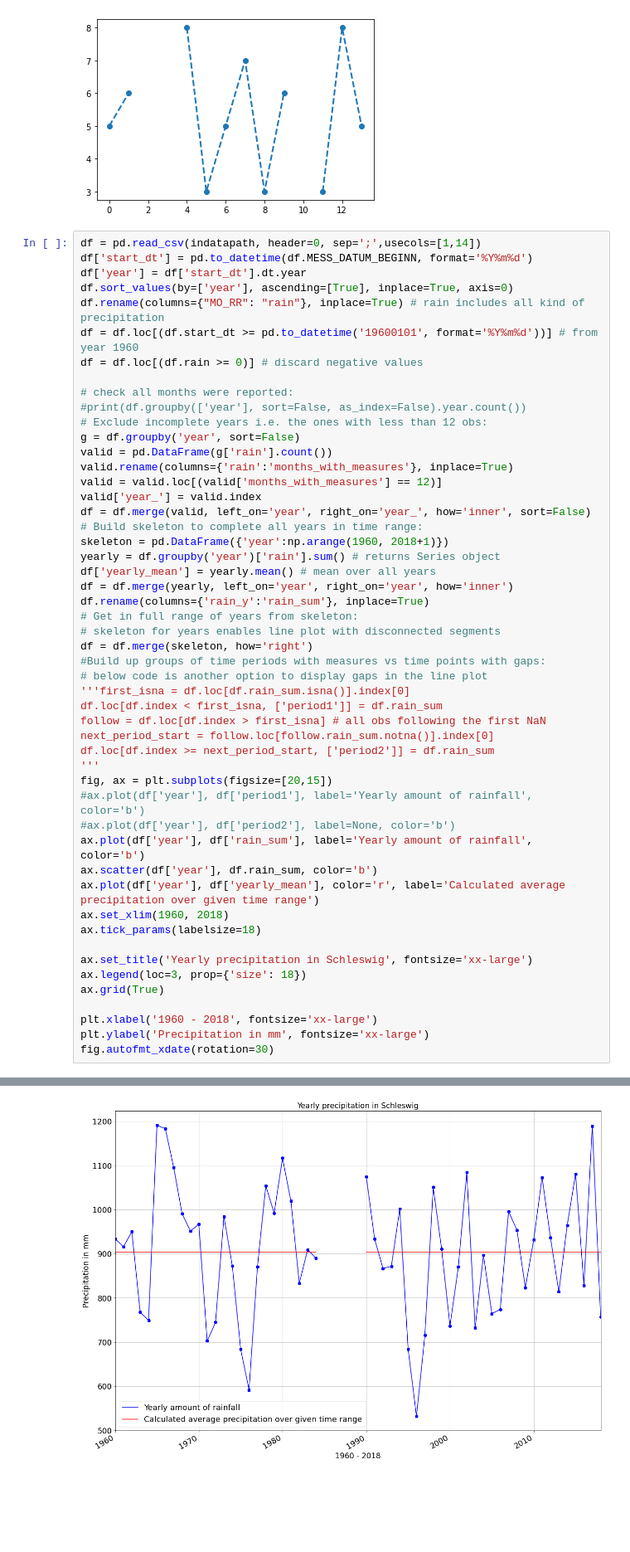
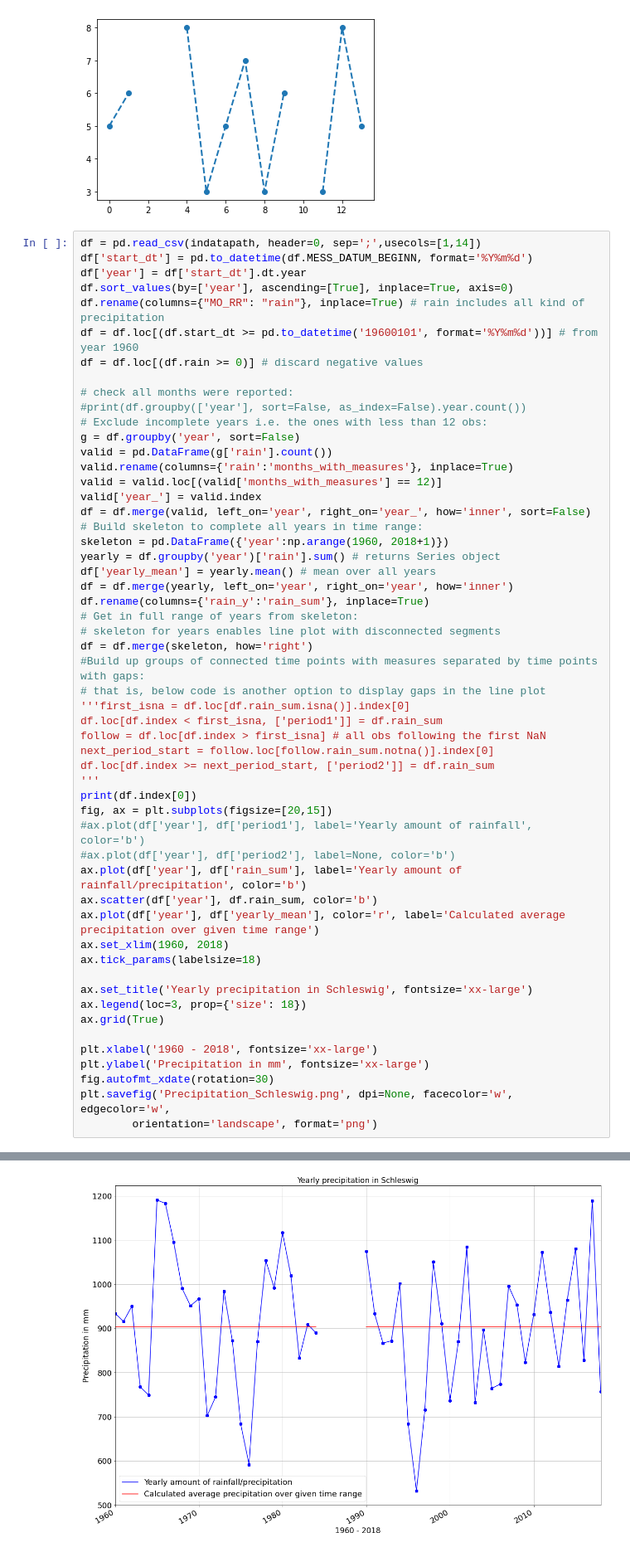
Before and after one commit to DirkEngfer/PandasTests, a Jupyter notebook: Precipitation_Schleswig.ipynb, the cells around one changed output, grey strips where cells are left out. Shown: that part at 83% size. Drawn from its saved outputs; the diff is of its cells as text; blank space fills up the shorter version.

```diff
--- a/Precipitation_Schleswig.ipynb
+++ b/Precipitation_Schleswig.ipynb
@@ -88,18 +88,19 @@ df.rename(columns={'rain_y':'rain_sum'}, inplace=True)
 # Get in full range of years from skeleton:
 # skeleton for years enables line plot with disconnected segments
 df = df.merge(skeleton, how='right')
-#Build up groups of time periods with measures vs time points with gaps:
-# below code is another option to display gaps in the line plot
+#Build up groups of connected time points with measures separated by time points with gaps:
+# that is, below code is another option to display gaps in the line plot
 '''first_isna = df.loc[df.rain_sum.isna()].index[0]
 df.loc[df.index < first_isna, ['period1']] = df.rain_sum
 follow = df.loc[df.index > first_isna] # all obs following the first NaN
 next_period_start = follow.loc[follow.rain_sum.notna()].index[0]
 df.loc[df.index >= next_period_start, ['period2']] = df.rain_sum
 '''
+print(df.index[0])
 fig, ax = plt.subplots(figsize=[20,15])
 #ax.plot(df['year'], df['period1'], label='Yearly amount of rainfall', color='b')
 #ax.plot(df['year'], df['period2'], label=None, color='b')
-ax.plot(df['year'], df['rain_sum'], label='Yearly amount of rainfall', color='b')
+ax.plot(df['year'], df['rain_sum'], label='Yearly amount of rainfall/precipitation', color='b')
 ax.scatter(df['year'], df.rain_sum, color='b')
 ax.plot(df['year'], df['yearly_mean'], color='r', label='Calculated average precipitation over given time range')
 ax.set_xlim(1960, 2018)
@@ -112,4 +113,6 @@ ax.grid(True)
 plt.xlabel('1960 - 2018', fontsize='xx-large')
 plt.ylabel('Precipitation in mm', fontsize='xx-large')
 fig.autofmt_xdate(rotation=30)
+plt.savefig('Precipitation_Schleswig.png', dpi=None, facecolor='w', edgecolor='w',
+        orientation='landscape', format='png')
 # %% [output]
@@ -116 +120 @@ fig.autofmt_xdate(rotation=30)
-[figure, old version]
+[figure, new version]
```
Also changed, not shown: parts of 1 cell of this notebook, 8 other files.
